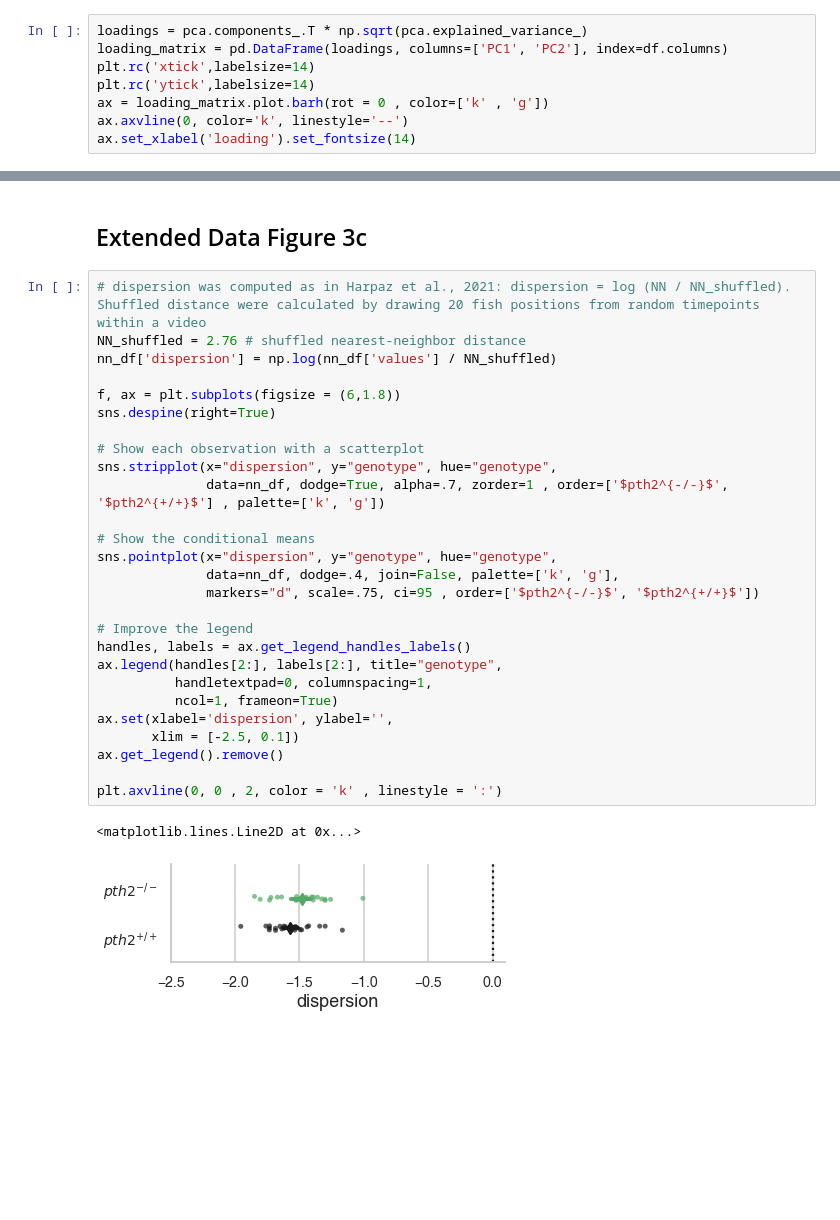
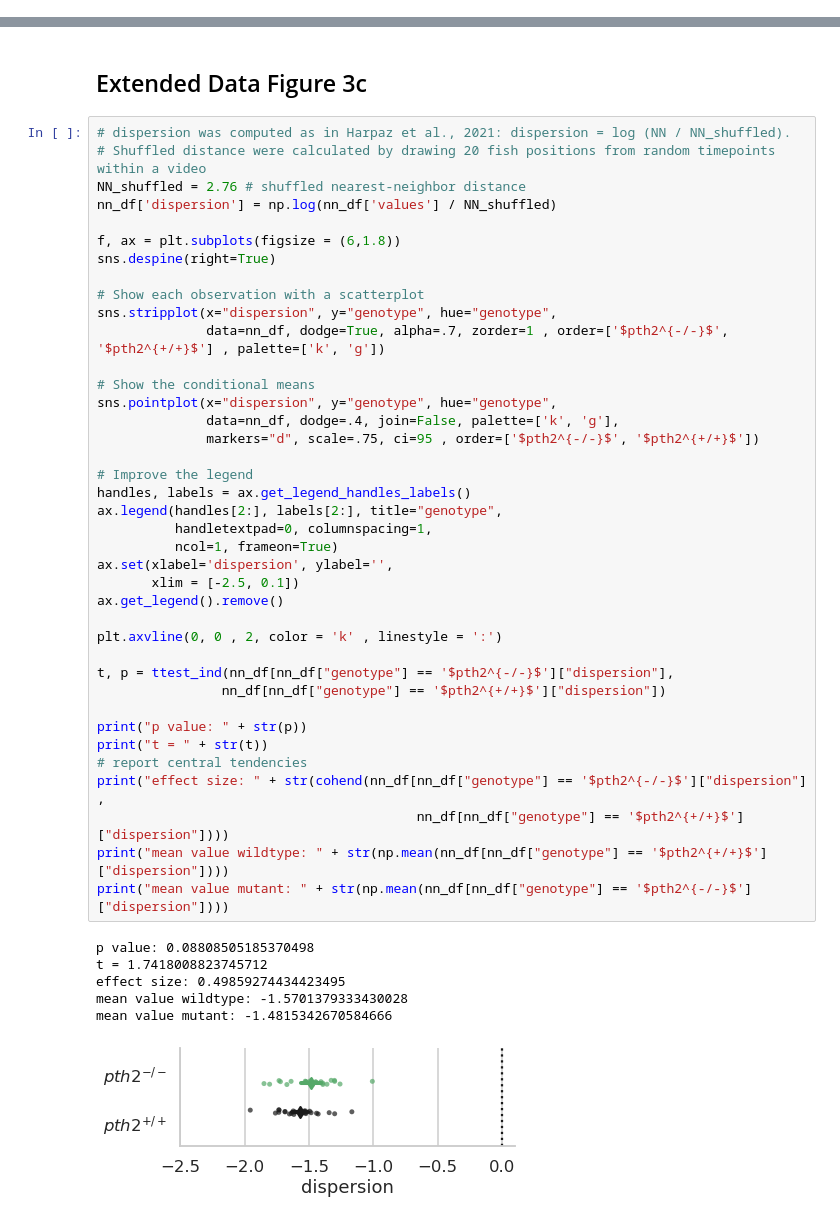
Before and after one commit to Anneser/zfish_PTH2, a Jupyter notebook: Figure4_CollectiveBehavior.ipynb, the cells around one changed output, grey strips where cells are left out. Saved outputs shown, nothing was run; the diff lists cells and outputs as text; blank space fills up the shorter version.

```diff
--- a/Figure4_CollectiveBehavior.ipynb
+++ b/Figure4_CollectiveBehavior.ipynb
@@ -728,8 +678,0 @@ plt.ylabel('dimension 2' , weight = 'bold').set_fontsize(14)
-# %%
-loadings = pca.components_.T * np.sqrt(pca.explained_variance_)
-loading_matrix = pd.DataFrame(loadings, columns=['PC1', 'PC2'], index=df.columns)
-plt.rc('xtick',labelsize=14)
-plt.rc('ytick',labelsize=14)
-ax = loading_matrix.plot.barh(rot = 0 , color=['k' , 'g'])
-ax.axvline(0, color='k', linestyle='--')
-ax.set_xlabel('loading').set_fontsize(14)
@@ -862,32 +828,48 @@ Ttest_indResult(statistic=-0.05081549173208697, pvalue=0.9596878979990561)
 # %% [markdown]
 ## Extended Data Figure 3c
 # %%
-# dispersion was computed as in Harpaz et al., 2021: dispersion = log (NN / NN_shuffled). Shuffled distance were calculated by drawing 20 fish positions from random timepoints within a video
+# dispersion was computed as in Harpaz et al., 2021: dispersion = log (NN / NN_shuffled).
+# Shuffled distance were calculated by drawing 20 fish positions from random timepoints within a video
 NN_shuffled = 2.76 # shuffled nearest-neighbor distance
 nn_df['dispersion'] = np.log(nn_df['values'] / NN_shuffled)
 
 f, ax = plt.subplots(figsize = (6,1.8))
 sns.despine(right=True)
 
 # Show each observation with a scatterplot
 sns.stripplot(x="dispersion", y="genotype", hue="genotype",
               data=nn_df, dodge=True, alpha=.7, zorder=1 , order=['$pth2^{-/-}$', '$pth2^{+/+}$'] , palette=['k', 'g'])
 
 # Show the conditional means
 sns.pointplot(x="dispersion", y="genotype", hue="genotype",
               data=nn_df, dodge=.4, join=False, palette=['k', 'g'],
               markers="d", scale=.75, ci=95 , order=['$pth2^{-/-}$', '$pth2^{+/+}$'])
 
 # Improve the legend
 handles, labels = ax.get_legend_handles_labels()
 ax.legend(handles[2:], labels[2:], title="genotype",
           handletextpad=0, columnspacing=1,
           ncol=1, frameon=True)
 ax.set(xlabel='dispersion', ylabel='',
        xlim = [-2.5, 0.1])
 ax.get_legend().remove()
 
 plt.axvline(0, 0 , 2, color = 'k' , linestyle = ':')
+
+t, p = ttest_ind(nn_df[nn_df["genotype"] == '$pth2^{-/-}$']["dispersion"],
+                nn_df[nn_df["genotype"] == '$pth2^{+/+}$']["dispersion"])
+
+print("p value: " + str(p))
+print("t = " + str(t))
+# report central tendencies
+print("effect size: " + str(cohend(nn_df[nn_df["genotype"] == '$pth2^{-/-}$']["dispersion"] ,
+                                         nn_df[nn_df["genotype"] == '$pth2^{+/+}$']["dispersion"])))
+print("mean value wildtype: " + str(np.mean(nn_df[nn_df["genotype"] == '$pth2^{+/+}$']["dispersion"])))
+print("mean value mutant: " + str(np.mean(nn_df[nn_df["genotype"] == '$pth2^{-/-}$']["dispersion"])))
 # %% [output]
-<matplotlib.lines.Line2D at 0x...>
+p value: 0.08808505185370498
+t = 1.7418008823745712
+effect size: 0.49859274434423495
+mean value wildtype: -1.5701379333430028
+mean value mutant: -1.4815342670584666
-[figure, old version]
+[figure, new version]
```
Also changed, not shown: parts of 31 cells of this notebook.
